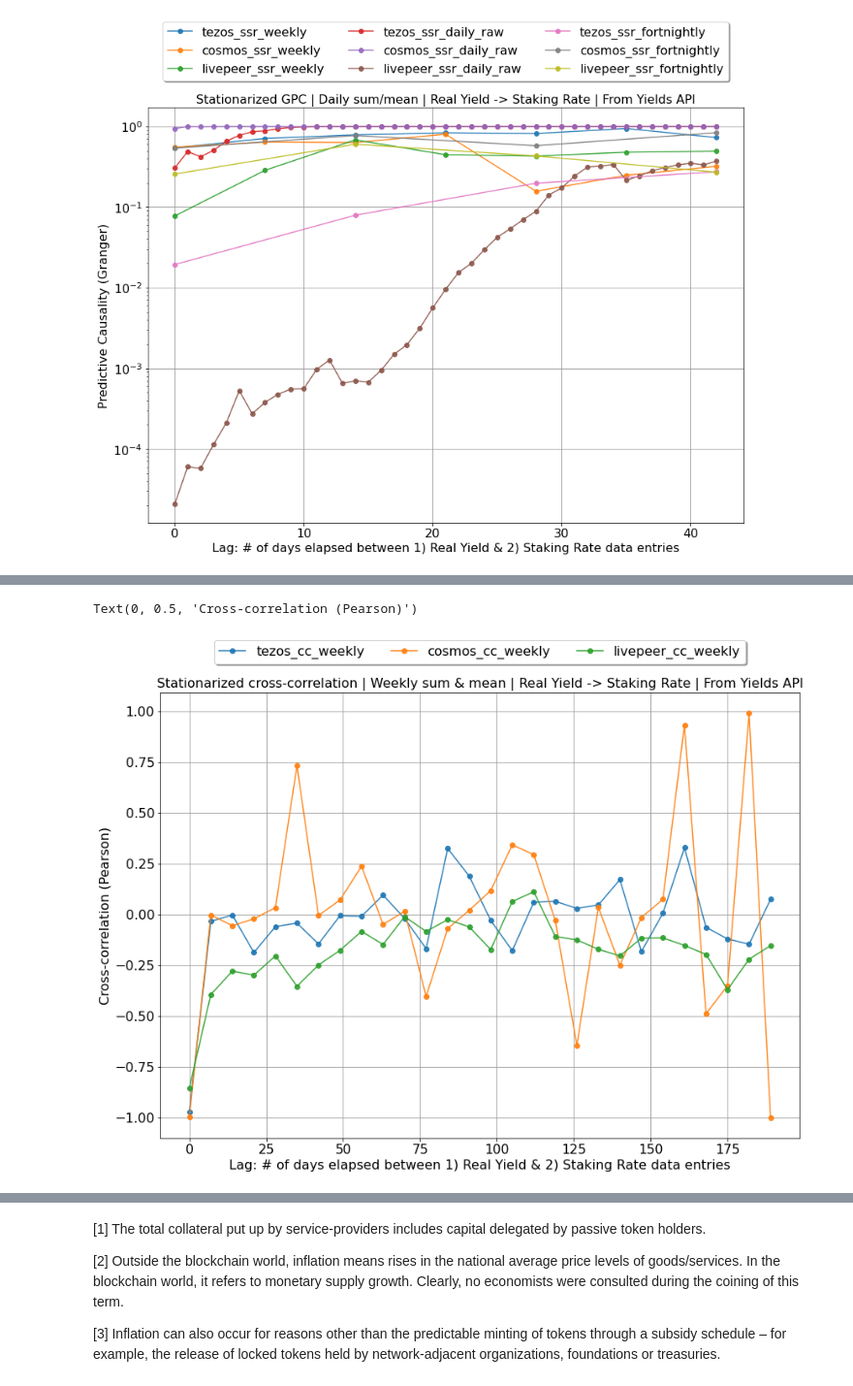
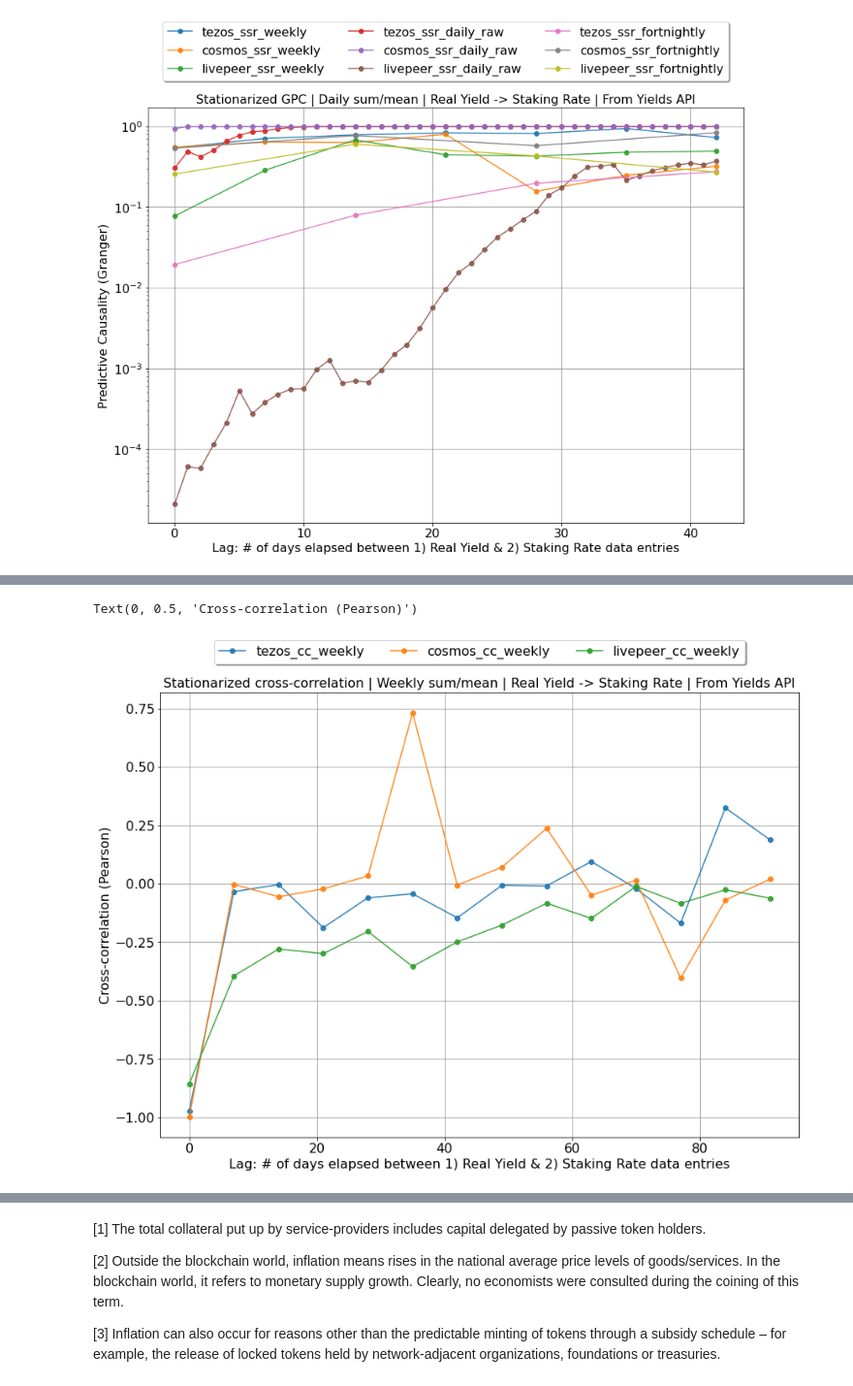
Before and after one commit to arjunhassard/protocol, a Jupyter notebook: data_science_for_parametrization/subsidization_participation_timeseries_analysis.ipynb, the cells around one changed output, grey strips where cells are left out. Shown at 97% size. Cells and saved outputs as stored; diff of their text form; code cells hidden in the pictures.

```diff
--- a/data_science_for_parametrization/subsidization_participation_timeseries_analysis.ipynb
+++ b/data_science_for_parametrization/subsidization_participation_timeseries_analysis.ipynb
@@ -459,5 +474,6 @@ for net in networks:
     st.detrend()
     st.diff()
     networks[net] = networks[net].resample('W').agg(dict(real_yield='sum', staking_rate='mean'))
-    lr = LaggedRelationship(networks[net], 0, int(200/7), 'real_yield', 'staking_rate', 7)
+    lr = LaggedRelationship(networks[net], 0, 14, 'real_yield', 'staking_rate', 7)
     cc_w['%s_cc'%net] = lr.lag_cross_corr()
+cc_w
@@ -464,7 +498,7 @@ for net in networks:
 # %%
 visualize(cc_w, label='weekly')
-plt.title('Stationarized cross-correlation | Weekly sum & mean | Real Yield -> Staking Rate | From Yields API', fontsize=16)
+plt.title('Stationarized cross-correlation | Weekly sum/mean | Real Yield -> Staking Rate | From Yields API', fontsize=16)
 plt.ylabel('Cross-correlation (Pearson)', fontsize=16)
 # %% [output]
 Text(0, 0.5, 'Cross-correlation (Pearson)')
-[figure, old version]
+[figure, new version]
```
Also changed, not shown: parts of 16 cells of this notebook.
